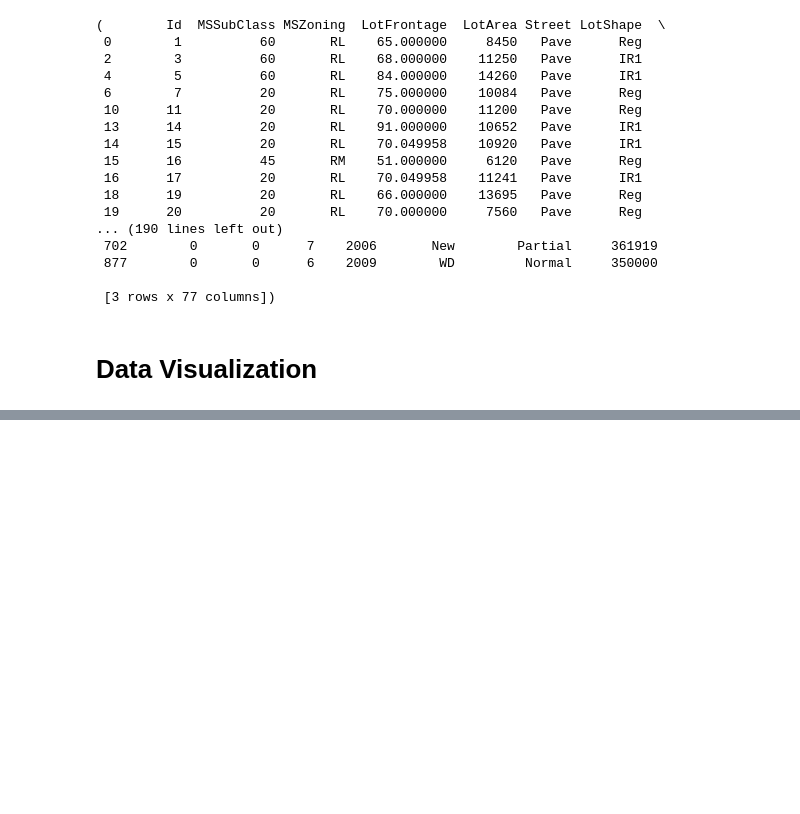
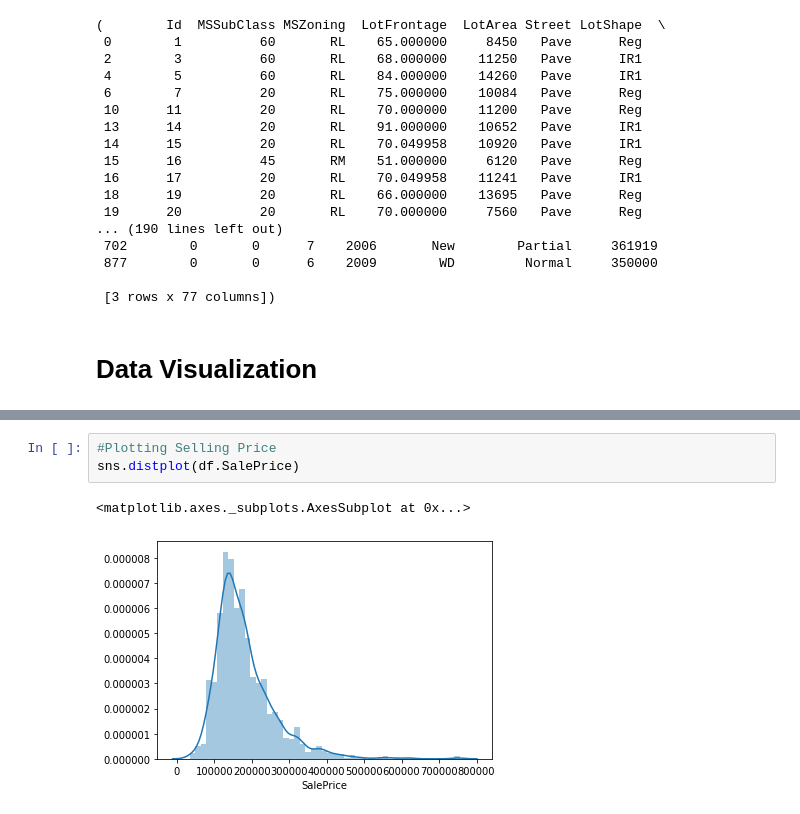
Before and after one commit to priyam81/capstone1, a Jupyter notebook: Capstone_Project _1.ipynb, the cells around one changed output, grey strips where cells are left out. Saved outputs shown, nothing was run; the diff lists cells and outputs as text; blank space fills up the shorter version.

```diff
--- a/Capstone_Project _1.ipynb
+++ b/Capstone_Project _1.ipynb
@@ -257,0 +290,6 @@ As it is clearly shown from the plot above, the Single family deatched houses so
+# %%
+#Plotting Selling Price
+sns.distplot(df.SalePrice)
+# %% [output]
+<matplotlib.axes._subplots.AxesSubplot at 0x...>
+[figure, added]
```
Also changed, not shown: parts of 28 cells of this notebook.
